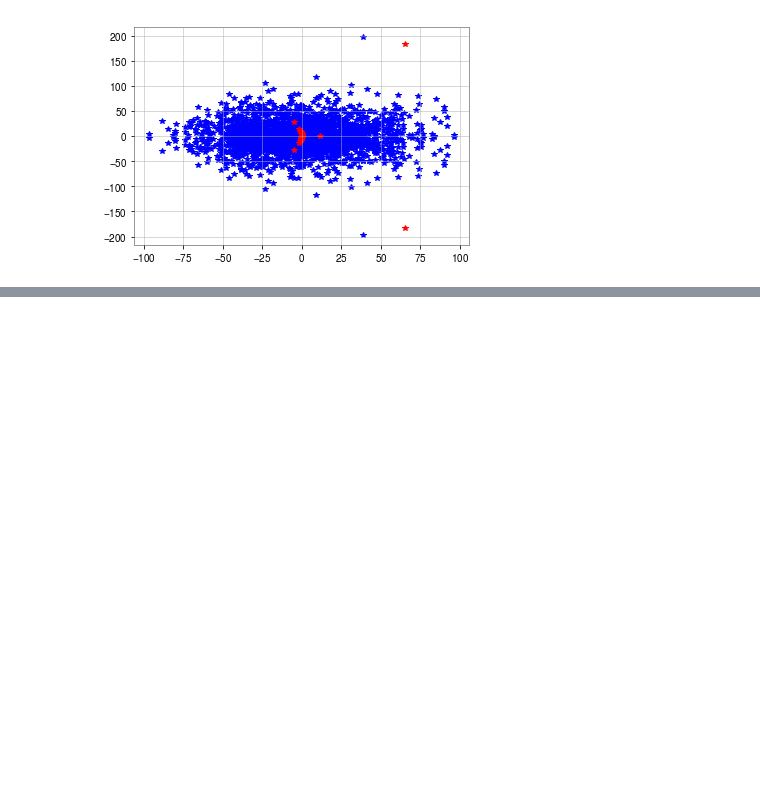
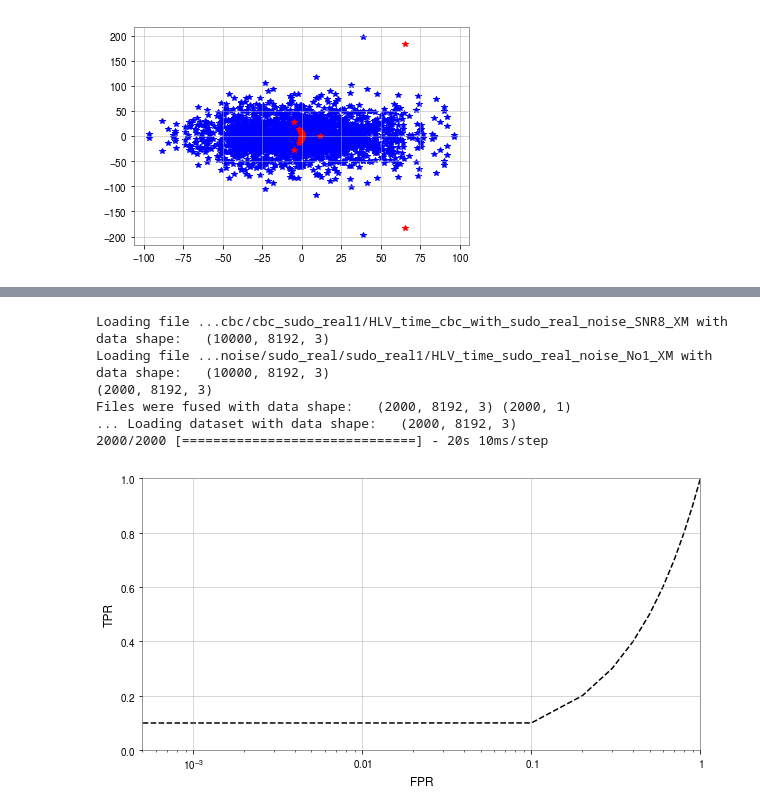
Before and after one commit to SkVassilis/EMILY, a Jupyter notebook: notepad.ipynb, the cells around one changed output, grey strips where cells are left out. Drawn from its saved outputs; the diff is of its cells as text; code cells hidden in the pictures; blank space fills up the shorter version.

```diff
--- a/notepad.ipynb
+++ b/notepad.ipynb
@@ -283,0 +584,16 @@ Using TensorFlow backend.
+# %%
+set1='cbc/cbc_sudo_real1/HLV_time_cbc_with_sudo_real_noise_SNR8_XM'
+set2='noise/sudo_real/sudo_real1/HLV_time_sudo_real_noise_No1_XM'
+
+model='RUN_07/realhlv_30TO10_2_toSNR12'
+
+
+P=ROC_test(model,[set1,set2],[1000,1000],plots=True)
+# %% [output]
+Loading file ...cbc/cbc_sudo_real1/HLV_time_cbc_with_sudo_real_noise_SNR8_XM with data shape:   (10000, 8192, 3)
+Loading file ...noise/sudo_real/sudo_real1/HLV_time_sudo_real_noise_No1_XM with data shape:   (10000, 8192, 3)
+(2000, 8192, 3)
+Files were fused with data shape:   (2000, 8192, 3) (2000, 1)
+... Loading dataset with data shape:   (2000, 8192, 3)
+2000/2000 [==============================] - 20s 10ms/step
+[figure, added]
```
Also changed, not shown: parts of 29 cells of this notebook, 23 other files.
